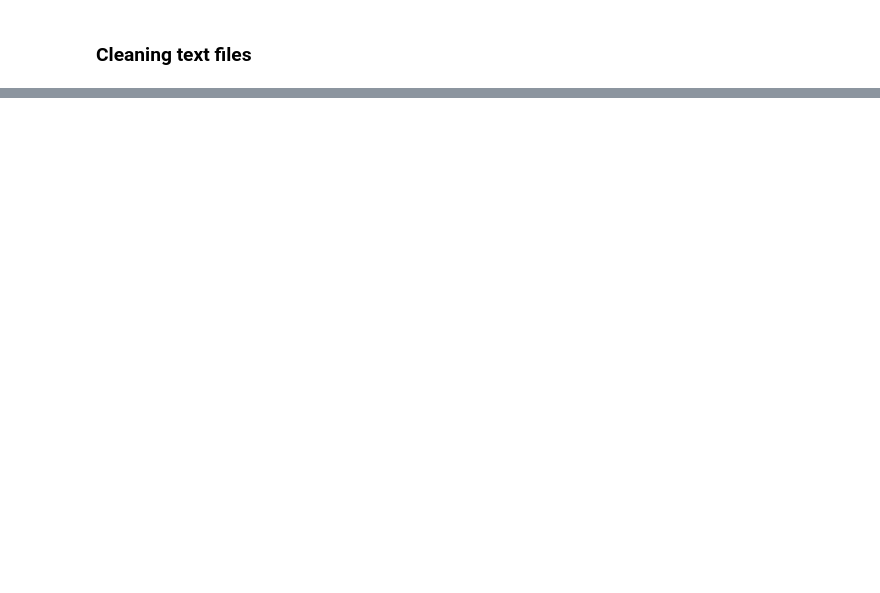
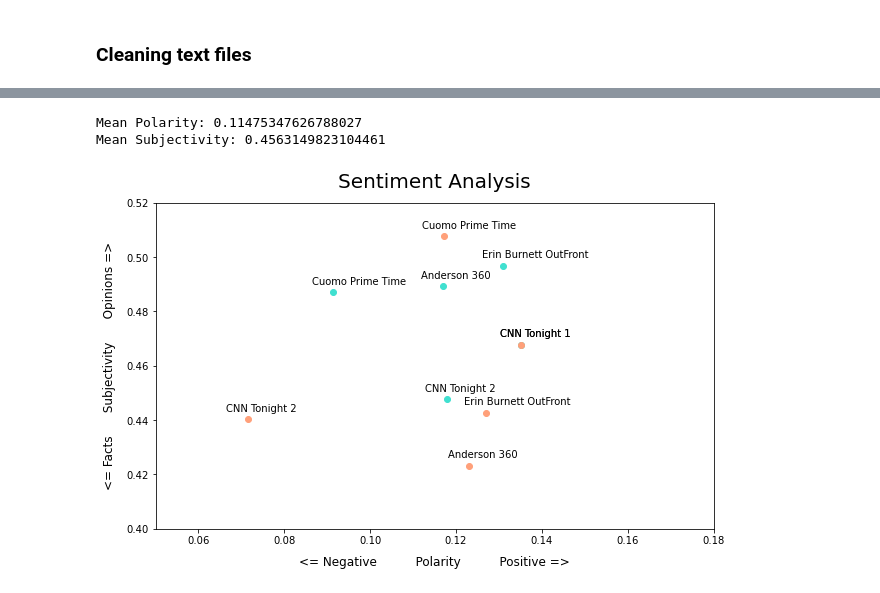
Before and after one commit to florence26/CNN-News-NLP-Analysis, a Jupyter notebook: CNN NLP.ipynb, the cells around one changed output, grey strips where cells are left out. Saved outputs shown, nothing was run; the diff lists cells and outputs as text; code cells hidden in the pictures; blank space fills up the shorter version.

```diff
--- a/CNN NLP.ipynb
+++ b/CNN NLP.ipynb
@@ -139,0 +228,8 @@ FreqDist({'the': 458, 'and': 276, 'to': 269, 'of': 209, 'that': 207, 'a': 153, '
+# %%
+pol = lambda x: TextBlob(x).sentiment.polarity
+sub = lambda x: TextBlob(x).sentiment.subjectivity
+names = ['Anderson 360', 'Erin Burnett OutFront', 'Cuomo Prime Time', 'CNN Tonight 1', 'CNN Tonight 2']
+# %%
+sentiment_19 = pd.DataFrame(list(zip(names, [pol(x) for x in text_19_cleaned], [sub(x) for x in text_19_cleaned])), \
+             columns = ['News Segment', 'Polarity', 'Subjectivity'])
+sentiment_19
@@ -139,0 +249,4 @@ FreqDist({'the': 458, 'and': 276, 'to': 269, 'of': 209, 'that': 207, 'a': 153, '
+# %%
+sentiment_21 = pd.DataFrame(list(zip(names, [pol(x) for x in text_21_cleaned], [sub(x) for x in text_21_cleaned])), \
+             columns = ['News Segment', 'Polarity', 'Subjectivity'])
+sentiment_21
@@ -139,0 +260,28 @@ FreqDist({'the': 458, 'and': 276, 'to': 269, 'of': 209, 'that': 207, 'a': 153, '
+# %%
+print('Mean Polarity: ' + str(sentiment_21['Polarity'].mean()))
+print('Mean Subjectivity: ' + str(sentiment_21['Subjectivity'].mean()))
+# %% [output]
+Mean Polarity: 0.11475347626788027
+Mean Subjectivity: 0.4563149823104461
+# %%
+plt.figure(figsize=(10,6))
+
+for i in range(len(sentiment_19)):
+    x_19 = sentiment_19['Polarity'][i]
+    y_19 = sentiment_19['Subjectivity'][i]
+    plt.scatter(x_19, y_19, color='turquoise')
+    plt.text(x_19-.005, y_19+.003, sentiment_19['News Segment'][i], fontsize=10)
+    x_21 = sentiment_21['Polarity'][i]
+    y_21 = sentiment_21['Subjectivity'][i]
+    plt.scatter(x_21, y_21, color='lightsalmon')
+    plt.text(x_21-.005, y_21+.003, sentiment_21['News Segment'][i], fontsize=10)
+    plt.xlim(0.05, .18)
+    plt.ylim(0.4, 0.52)
+
+plt.title('Sentiment Analysis', fontsize=20, pad = 15)
+plt.xlabel('<= Negative          Polarity          Positive =>', fontsize=12, labelpad=10)
+plt.ylabel('<= Facts      Subjectivity      Opinions =>', fontsize=12, labelpad=10)
+
+plt.show()
+# %% [output]
+[figure, added]
```
Also changed, not shown: parts of 26 cells of this notebook.
